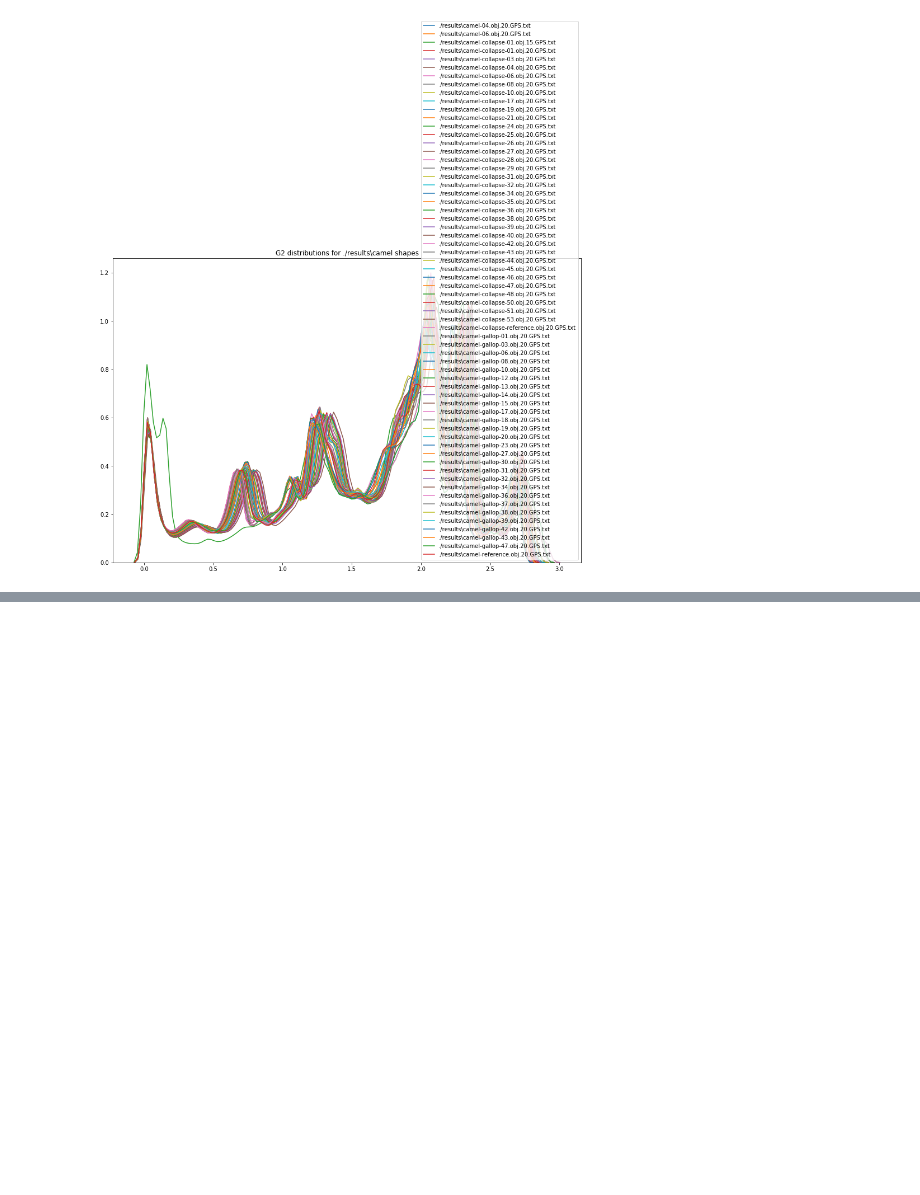
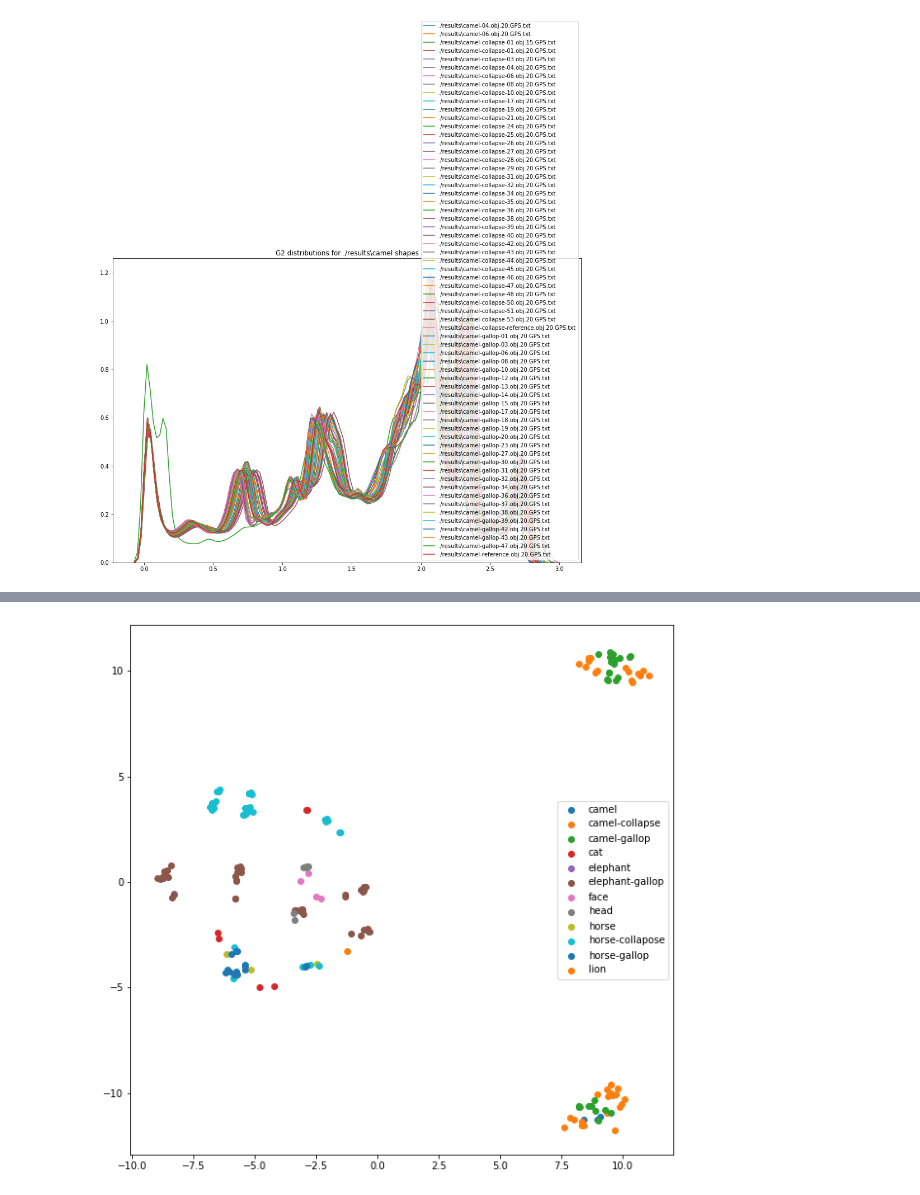
Before and after one commit to cepedus/Laplace-Beltrami-mesh-classifier, a Jupyter notebook: DescriptorAnalysis.ipynb, the cells around one changed output, grey strips where cells are left out. Drawn from its saved outputs; the diff is of its cells as text; code cells hidden in the pictures; blank space fills up the shorter version.

```diff
--- a/DescriptorAnalysis.ipynb
+++ b/DescriptorAnalysis.ipynb
@@ -288,0 +334,5 @@ for shape in base_names:
+# %%
+x_tsne, y_tsne = dim_reduction(X_trunc, method='tsne')
+scatter_annotated(x_tsne, y_tsne, y_mid)
+# %% [output]
+[figure, added]
```
Also changed, not shown: parts of 8 cells of this notebook.
